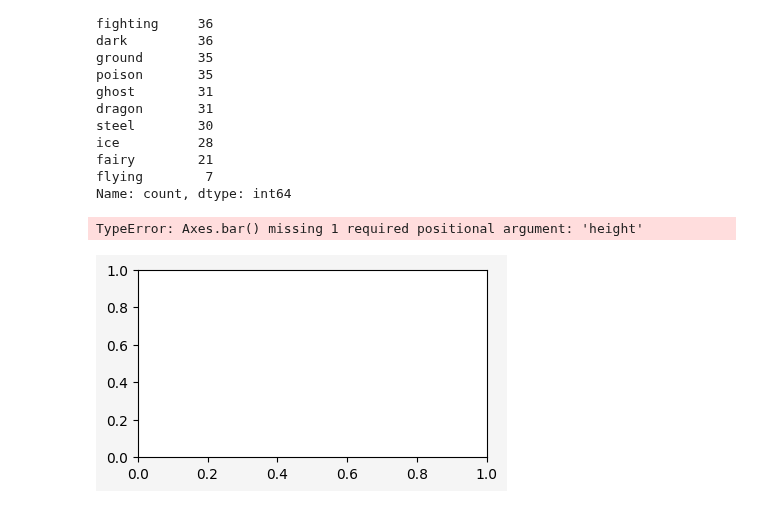
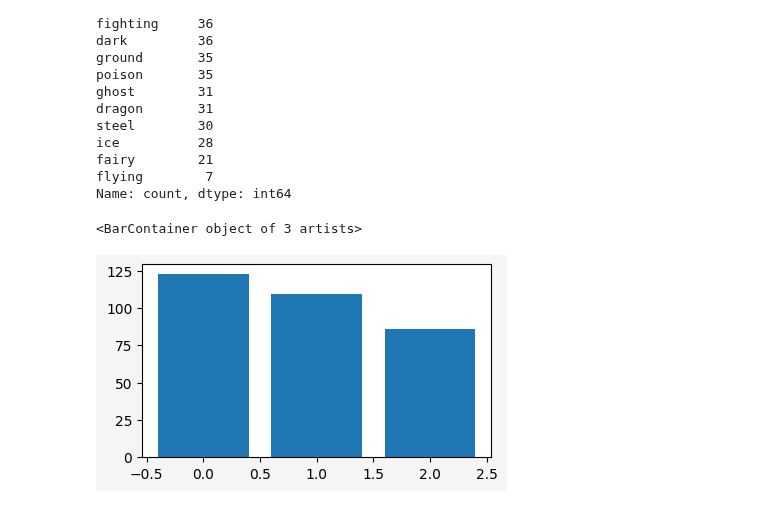
Before and after one commit to NicoleSchwartz/20241505-tutorial-pandas-matplotlib, a Jupyter notebook: tutorial.ipynb, the cells around one changed output. Saved outputs shown, nothing was run; the diff lists cells and outputs as text; code cells hidden in the pictures.

```diff
--- a/tutorial.ipynb
+++ b/tutorial.ipynb
@@ -701,11 +701,11 @@ Name: count, dtype: int64
 # %%
 fig, ax = plt.subplots(
     figsize=(4, 2.25),
     facecolor="whitesmoke",
     layout="constrained",
 )
 
-ax.bar((123, 109, 86))
+ax.bar(range(3), (123, 109, 86))
 # %% [output]
-TypeError: Axes.bar() missing 1 required positional argument: 'height'
+<BarContainer object of 3 artists>
-[figure, old version]
+[figure, new version]
```
